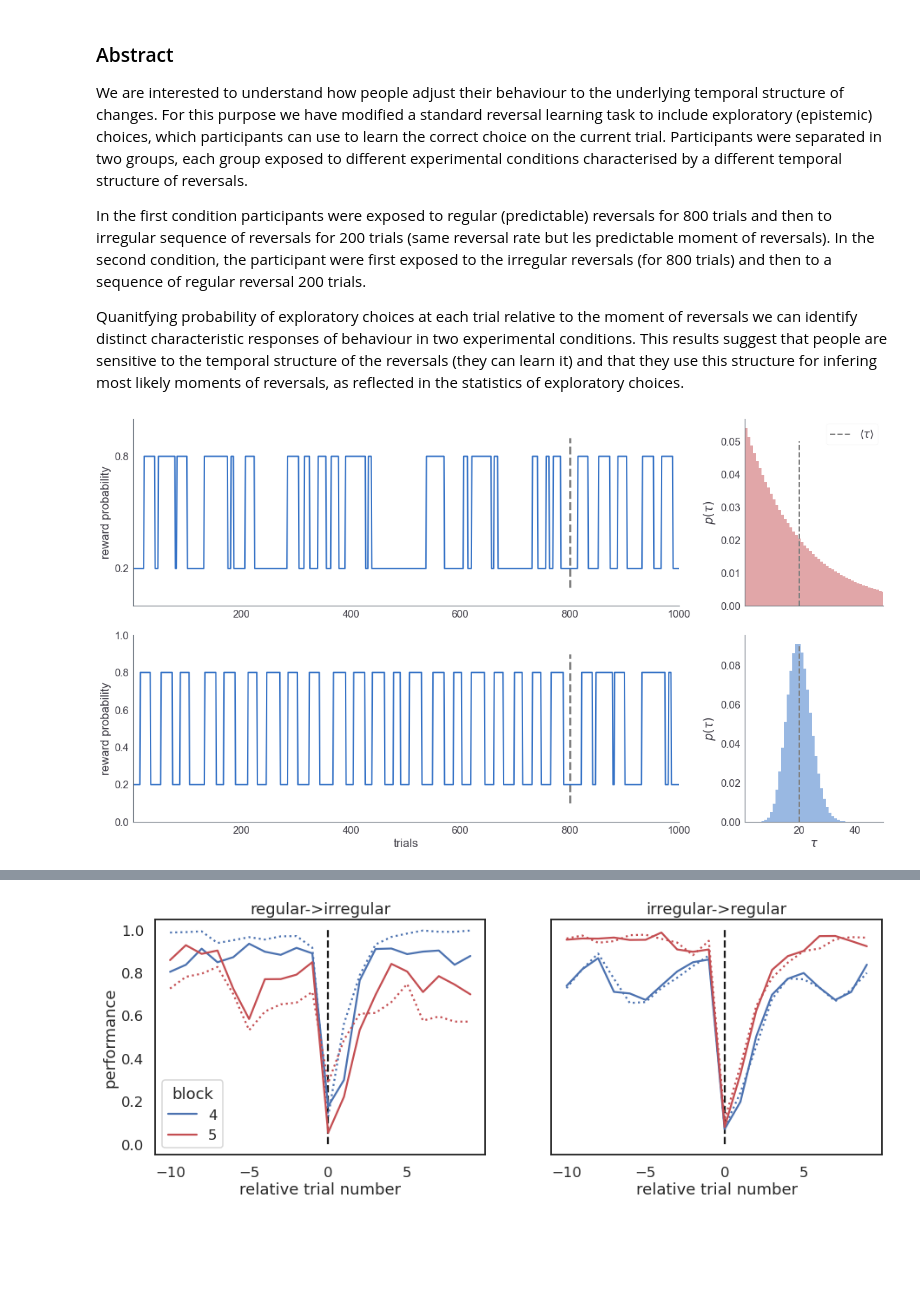
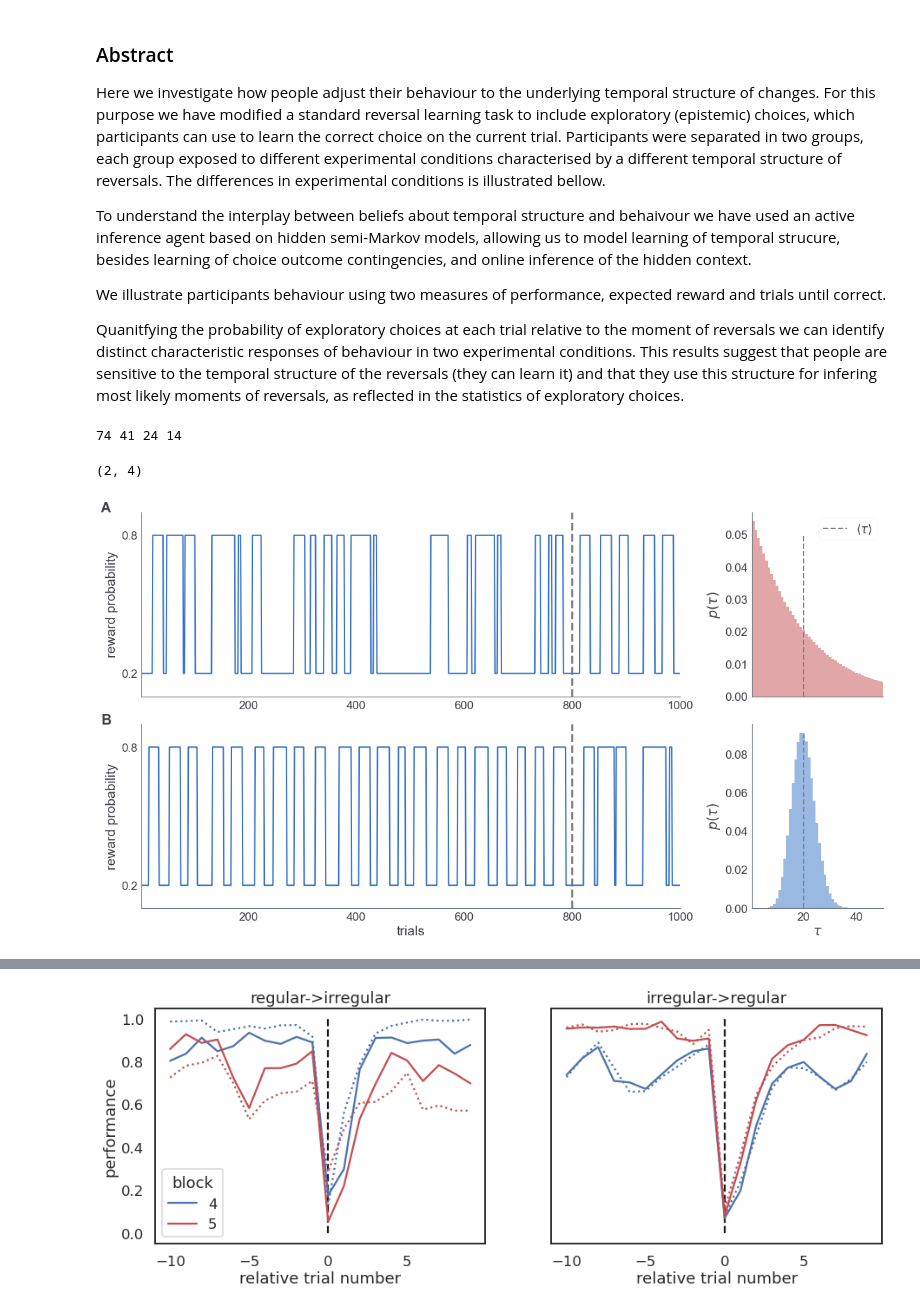
Before and after one commit to dimarkov/pybefit, a Jupyter notebook: examples/temporal_rev_learn/plot_behavioural_data.ipynb, the cells around one changed output, grey strips where cells are left out. Saved outputs shown, nothing was run; the diff lists cells and outputs as text; code cells hidden in the pictures; blank space fills up the shorter version.

```diff
--- a/examples/temporal_rev_learn/plot_behavioural_data.ipynb
+++ b/examples/temporal_rev_learn/plot_behavioural_data.ipynb
@@ -1,8 +1,10 @@
 # %% [markdown]
 ### Abstract
 
-We are interested to understand how people adjust their behaviour to the underlying temporal structure of changes. For this purpose we have modified a standard reversal learning task to include exploratory (epistemic) choices, which participants can use to learn the correct choice on the current trial. Participants were separated in two groups, each group exposed to different experimental conditions characterised by a different temporal structure of reversals.
+Here we investigate how people adjust their behaviour to the underlying temporal structure of changes. For this purpose we have modified a standard reversal learning task to include exploratory (epistemic) choices, which participants can use to learn the correct choice on the current trial. Participants were separated in two groups, each group exposed to different experimental conditions characterised by a different temporal structure of reversals. The differences in experimental conditions is illustrated bellow.
 
-In the first condition participants were exposed to regular (predictable) reversals for 800 trials and then to irregular sequence of reversals for 200 trials (same reversal rate but les predictable moment of reversals). In the second condition, the participant were first exposed to the irregular reversals (for 800 trials) and then to a sequence of regular reversal 200 trials.
+To understand the interplay between beliefs about temporal structure and behaivour we have used an active inference agent based on hidden semi-Markov models, allowing us to model learning of temporal strucure, besides learning of choice outcome contingencies, and online inference of the hidden context.
 
-Quanitfying probability of exploratory choices at each trial relative to the moment of reversals we can identify distinct characteristic responses of behaviour in two experimental conditions. This results suggest that people are sensitive to the temporal structure of the reversals (they can learn it) and that they use this structure for infering most likely moments of reversals, as reflected in the statistics of exploratory choices.
+We illustrate participants behaviour using two measures of performance, expected reward and trials until correct.
+
+Quanitfying the probability of exploratory choices at each trial relative to the moment of reversals we can identify distinct characteristic responses of behaviour in two experimental conditions. This results suggest that people are sensitive to the temporal structure of the reversals (they can learn it) and that they use this structure for infering most likely moments of reversals, as reflected in the statistics of exploratory choices.
@@ -30,6 +43,7 @@ Oirr = states_and_rewards['irregular']['R'][0, 0]
 Sreg = states_and_rewards['regular']['S'][0, 0][:, 0] - 1
 Oreg = states_and_rewards['regular']['R'][0, 0]
 # %%
+# load behavioural data
 df_res = pd.read_csv('main/responses.csv').set_index('subject')
 df_res['experiment'] = 'main'
 _df_res = pd.read_csv('pilot/responses.csv').set_index('subject')
@@ -48,6 +62,9 @@ _df_out['condition'] = _df_res['condition']
 df_out = df_out.append(_df_out, ignore_index=True).sort_values(by=['condition', 'experiment'], ascending=False)
 outcomes = df_out.values[:, :-2].T.astype(float)
 
+rewards = 2 * outcomes - 1
+rewards[outcomes > 1] = 0.
+
 df_cor = pd.read_csv('main/correct_responses.csv').set_index('subject')
 df_cor['experiment'] = 'main'
 df_cor['condition'] = df_res['condition']
@@ -62,6 +79,16 @@ ns_reg = (df_res['condition'] == 'regular').sum()   # number of subjects in the
 ns_irr = (df_res['condition'] == 'irregular').sum()  # number of subjects in the irregular reversals group
 
 nsub = responses.shape[-1]
+ns_pilot = len(_df_res)
+ns_pilot_reg = (_df_res['condition'] == 'regular').sum()
+ns_pilot_irr = (df_res['condition'] == 'irregular').sum()
+print(nsub, ns_reg, ns_pilot, ns_pilot_reg)
+# %% [output]
+74 41 24 14
+# %%
+axes.shape
+# %% [output]
+(2, 4)
 # %%
 from scipy.special import loggamma
 from jax import nn
@@ -77,7 +104,6 @@ axbig2 = fig.add_subplot(gs[1, :-1])
 trials = np.arange(1, len(Sirr) + 1)
 
 axbig1.plot(trials, .6 * Sirr + .2, lw=2)
-
 axbig1.vlines(800, .1, .9, lw=3, color='gray', linestyle='--')
 axbig1.set_yticks([.2, .8])
 axbig1.set_ylabel('reward probability')
@@ -86,35 +112,41 @@ axbig2.plot(trials, .6 * Sreg + .2, lw=2)
 axbig2.vlines(800, .1, .9, lw=3, color='gray', linestyle='--')
 axbig2.set_ylabel('reward probability')
 axbig2.set_xlabel('trials')
+axbig2.set_yticks([.2, .8])
 
 axbig1.set_xlim([1, len(Sirr)])
-axbig1.set_ylim([.0, 1.])
+axbig1.set_ylim([.1, .9])
 
 axbig2.set_xlim([1, len(Sirr)])
-axbig2.set_ylim([.0, 1.])
+axbig2.set_ylim([.1, .9])
 
 mu = 19
 color = ['r', 'b']
 d = np.arange(1., 51.)
 for i, nu in zip(range(3), [1., 10000.]):
     k = d - 1
     lbinom = loggamma(k + nu) - loggamma(d) - loggamma(nu)
     delta = mu / (mu + nu)
     p0 = nn.softmax(lbinom + k * np.log(delta) + nu * np.log(1-delta), -1)
     axes[i, -1].bar(d, p0, alpha = .5, color=color[i], width=1)
     axes[i, -1].set_xlim([.5, 50])
 
 axes[0, -1].vlines(20, 0, 0.05, color='gray', linestyle='--', label=r'$\langle \tau \rangle$', lw=2)
 axes[1, -1].vlines(20, 0, 0.09, color='gray', linestyle='--', lw=2)
 axes[0, -1].legend()
 
 axes[0, -1].set_ylabel(r'$p(\tau)$')
 axes[1, -1].set_ylabel(r'$p(\tau)$')
 axes[1, -1].set_xlabel(r'$\tau$')
 
 fig.align_labels()
 fig.tight_layout()
 sns.despine(fig)
+
+axes = [axbig1, axbig2]
+for i in range(2):
+    axes[i].text(-.075, 1., string.ascii_uppercase[i], transform=axes[i].transAxes, size=20, weight='bold')
+
 fig.savefig('Fig1.pdf', bbox_inches='tight', transparent=True, dpi=300)
 # %% [output]
-[figure, old version]
+[figure, new version]
```
Also changed, not shown: parts of 24 cells of this notebook, 10 other files.
